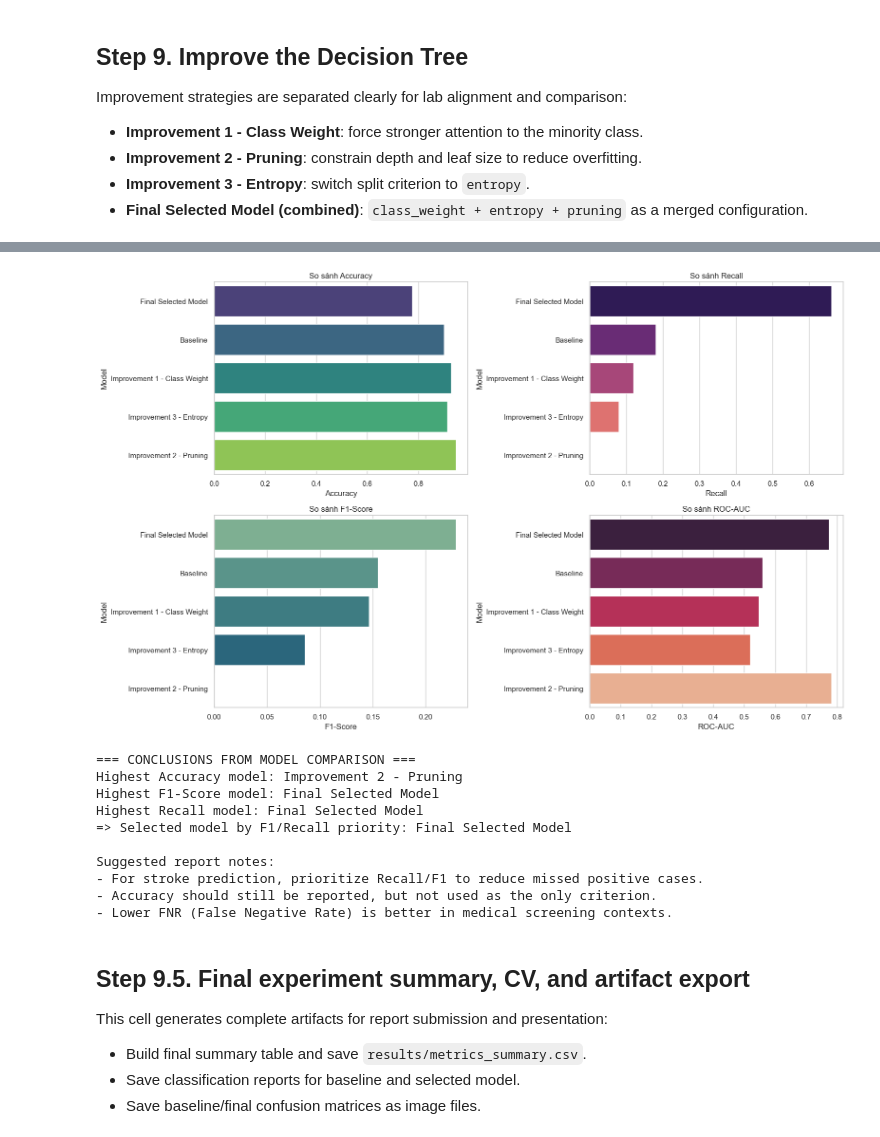
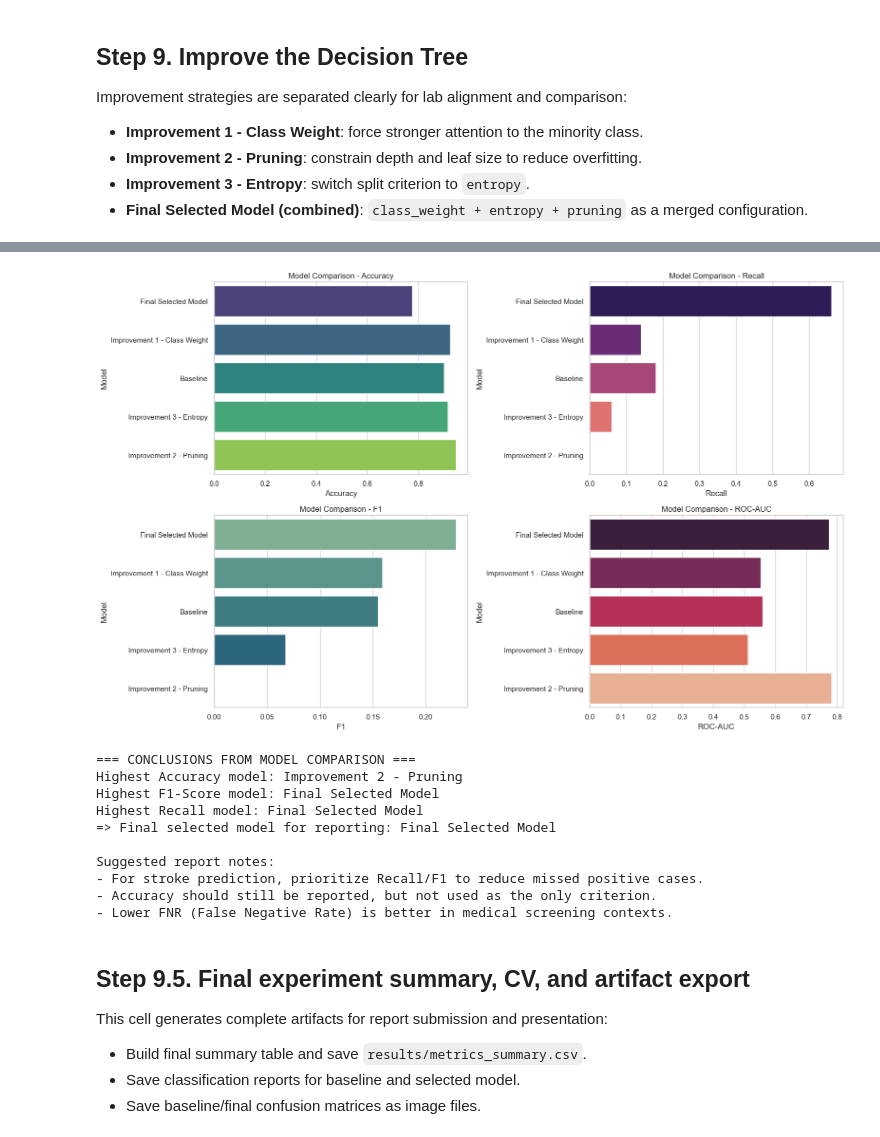
Before and after one commit to Hireophant/Decision-Tree-Stroke, a Jupyter notebook: brain-stroke-classification.ipynb, the cells around one changed output, grey strips where cells are left out. Drawn from its saved outputs; the diff is of its cells as text; code cells hidden in the pictures.

Commit message:
Finalize submission artifacts and reproducibility updates

```diff
--- a/brain-stroke-classification.ipynb
+++ b/brain-stroke-classification.ipynb
@@ -580,7 +580,7 @@ for model_name, result in all_results.items():
             "Error Rate": result["error_rate"],
             "Precision": result["precision"],
             "Recall": result["recall"],
-            "F1-Score": result["f1_score"],
+            "F1": result["f1_score"],
             "ROC-AUC": result["roc_auc"],
             "FNR": result["false_negative_rate"],
             "Depth": result["depth"],
@@ -589,7 +589,7 @@ for model_name, result in all_results.items():
     )
 
 comparison_df = pd.DataFrame(comparison_rows).sort_values(
-    by=["F1-Score", "Recall", "ROC-AUC"],
+    by=["F1", "Recall", "ROC-AUC"],
     ascending=False
 ).reset_index(drop=True)
 
@@ -604,33 +604,34 @@ display(comparison_df.round(4))
 # %%
 fig, axes = plt.subplots(2, 2, figsize=(16, 10))
 
 sns.barplot(data=comparison_df, x="Accuracy", y="Model", palette="viridis", ax=axes[0, 0])
-axes[0, 0].set_title("So sánh Accuracy")
+axes[0, 0].set_title("Model Comparison - Accuracy")
 
 sns.barplot(data=comparison_df, x="Recall", y="Model", palette="magma", ax=axes[0, 1])
-axes[0, 1].set_title("So sánh Recall")
+axes[0, 1].set_title("Model Comparison - Recall")
 
-sns.barplot(data=comparison_df, x="F1-Score", y="Model", palette="crest", ax=axes[1, 0])
-axes[1, 0].set_title("So sánh F1-Score")
+sns.barplot(data=comparison_df, x="F1", y="Model", palette="crest", ax=axes[1, 0])
+axes[1, 0].set_title("Model Comparison - F1")
 
 sns.barplot(data=comparison_df, x="ROC-AUC", y="Model", palette="rocket", ax=axes[1, 1])
-axes[1, 1].set_title("So sánh ROC-AUC")
+axes[1, 1].set_title("Model Comparison - ROC-AUC")
 
 plt.tight_layout()
+plt.savefig(IMAGES_DIR / "comparison_metrics.png", dpi=200, bbox_inches="tight")
 plt.show()
 # %% [output]
-[figure, old version]
+[figure, new version]
 # %%
 best_accuracy_model = comparison_df.sort_values(by="Accuracy", ascending=False).iloc[0]["Model"]
-best_f1_model = comparison_df.sort_values(by="F1-Score", ascending=False).iloc[0]["Model"]
+best_f1_model = comparison_df.sort_values(by="F1", ascending=False).iloc[0]["Model"]
 best_recall_model = comparison_df.sort_values(by="Recall", ascending=False).iloc[0]["Model"]
-selected_model_name = comparison_df.iloc[0]["Model"]
+selected_model_name = "Final Selected Model"
 
 print("=== CONCLUSIONS FROM MODEL COMPARISON ===")
 print(f"Highest Accuracy model: {best_accuracy_model}")
 print(f"Highest F1-Score model: {best_f1_model}")
 print(f"Highest Recall model: {best_recall_model}")
-print(f"=> Selected model by F1/Recall priority: {selected_model_name}")
+print(f"=> Final selected model for reporting: {selected_model_name}")
 print("\nSuggested report notes:")
 print("- For stroke prediction, prioritize Recall/F1 to reduce missed positive cases.")
 print("- Accuracy should still be reported, but not used as the only criterion.")
@@ -640,7 +641,7 @@ print("- Lower FNR (False Negative Rate) is better in medical screening contexts
 Highest Accuracy model: Improvement 2 - Pruning
 Highest F1-Score model: Final Selected Model
 Highest Recall model: Final Selected Model
-=> Selected model by F1/Recall priority: Final Selected Model
+=> Final selected model for reporting: Final Selected Model
 
 Suggested report notes:
 - For stroke prediction, prioritize Recall/F1 to reduce missed positive cases.
```
Also changed, not shown: parts of 3 cells of this notebook, 12 other files.
